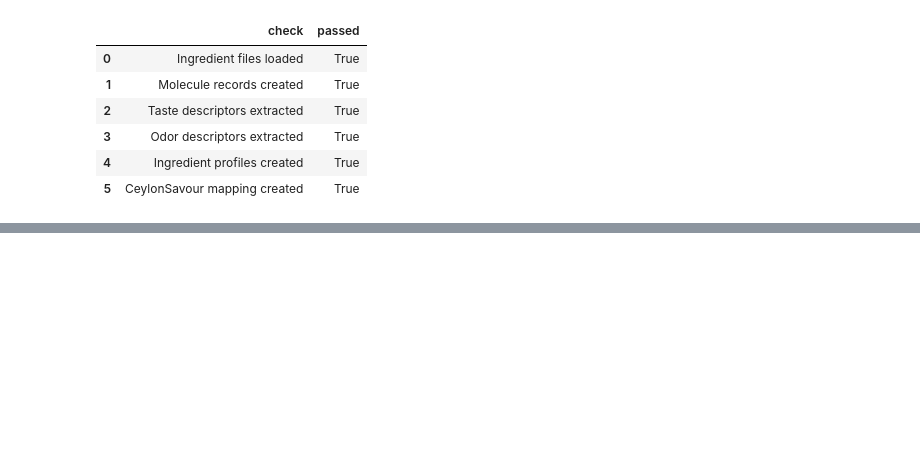
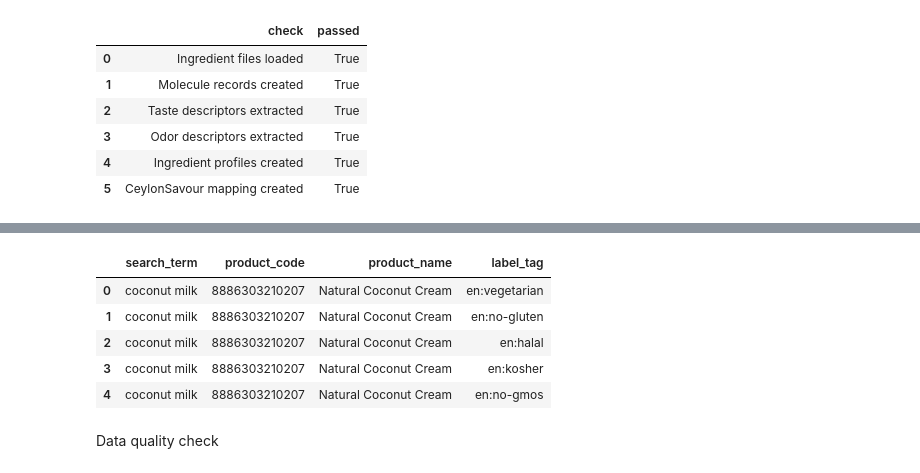
Before and after one commit to 123sandali/Ceylon-Savour, a Jupyter notebook: notebooks/01_international_db_analysis.ipynb, the cells around one changed output, grey strips where cells are left out. Cells and saved outputs as stored; diff of their text form; code cells hidden in the pictures; blank space fills up the shorter version.

```diff
--- a/notebooks/01_international_db_analysis.ipynb
+++ b/notebooks/01_international_db_analysis.ipynb
@@ -5417,0 +5876,26 @@ assert flavordb_validation_df["passed"].all(), (
+# %%
+label_rows = []
+
+for _, row in openfoodfacts_products_df.iterrows():
+    for label in row["labels_tags"]:
+        label_rows.append({
+            "search_term": row["search_term"],
+            "product_code": row["code"],
+            "product_name": row["product_name"],
+            "label_tag": label,
+        })
+
+openfoodfacts_labels_df = pd.DataFrame(
+    label_rows
+)
+
+display(openfoodfacts_labels_df.head())
+# %% [output]
+|  | search_term | product_code | product_name | label_tag |
+| 0 | coconut milk | 8886303210207 | Natural Coconut Cream | en:vegetarian |
+| 1 | coconut milk | 8886303210207 | Natural Coconut Cream | en:no-gluten |
+| 2 | coconut milk | 8886303210207 | Natural Coconut Cream | en:halal |
+| 3 | coconut milk | 8886303210207 | Natural Coconut Cream | en:kosher |
+| 4 | coconut milk | 8886303210207 | Natural Coconut Cream | en:no-gmos |
+# %% [markdown]
+Data quality check
```
Also changed, not shown: parts of 44 cells of this notebook, 21 other files.
